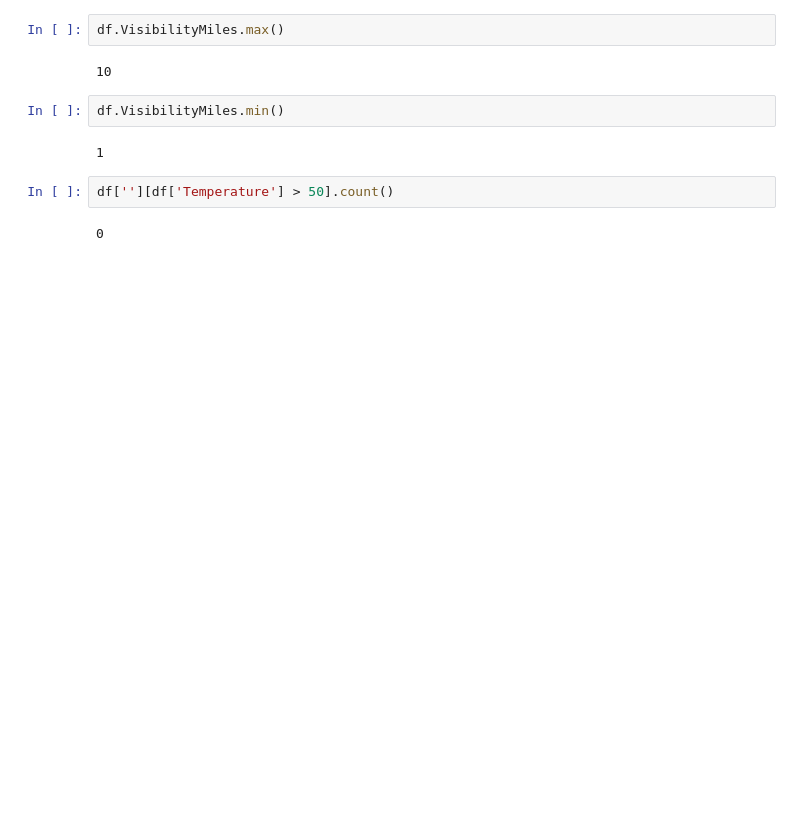
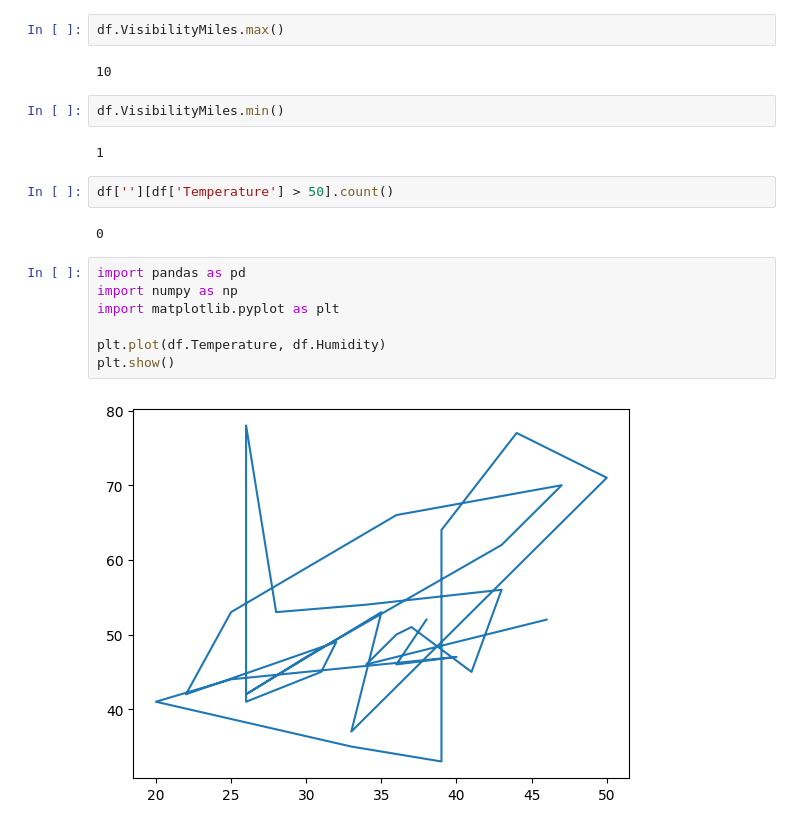
Before and after one commit to SivanandhiniChandrasekar/Python-, a Jupyter notebook: Day-05/pands.ipynb, the cells around one changed output. Drawn from its saved outputs; the diff is of its cells as text; blank space fills up the shorter version.

```diff
--- a/Day-05/pands.ipynb
+++ b/Day-05/pands.ipynb
@@ -217,3 +217,12 @@ df.VisibilityMiles.min()
 df[''][df['Temperature'] > 50].count()
 # %% [output]
 0
+# %%
+import pandas as pd
+import numpy as np
+import matplotlib.pyplot as plt
+
+plt.plot(df.Temperature, df.Humidity)
+plt.show()
+# %% [output]
+[figure, added]
```
Also changed, not shown: 2 other files.
